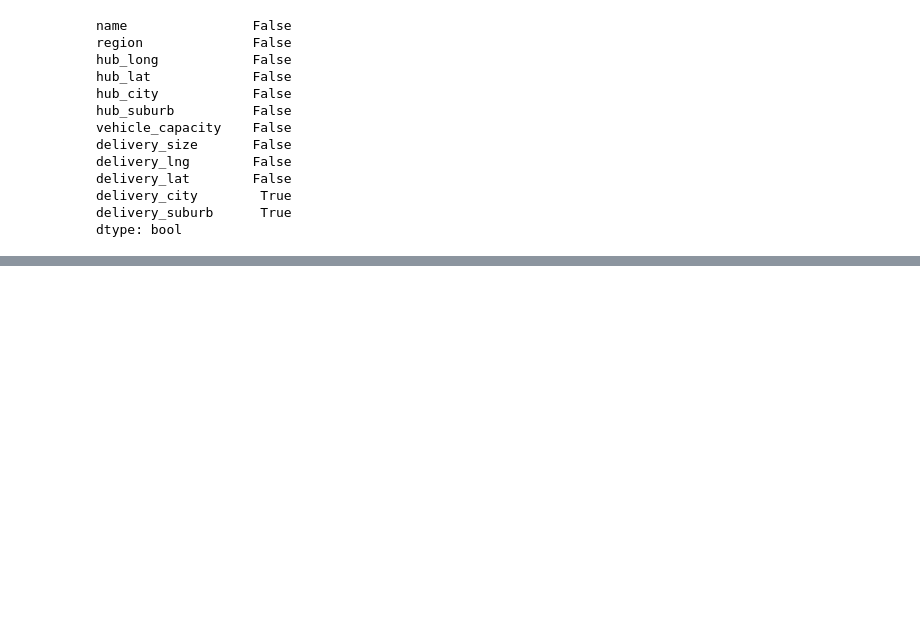
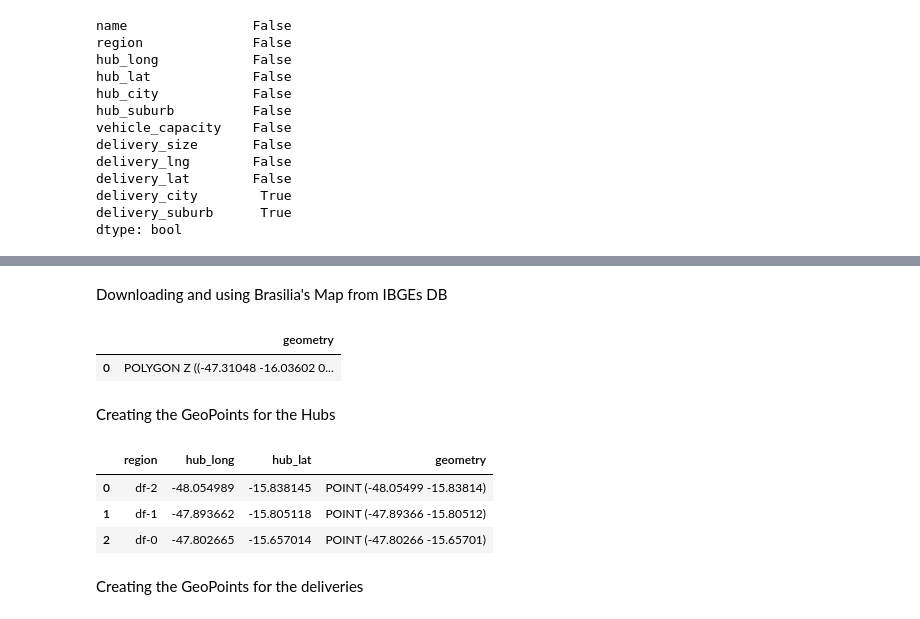
Before and after one commit to rodolphojung/Data-Science-and-Analytics, a Jupyter notebook: eda-of-logistics-data.ipynb, the cells around one changed output, grey strips where cells are left out. Cells and saved outputs as stored; diff of their text form; code cells hidden in the pictures; blank space fills up the shorter version.

```diff
--- a/eda-of-logistics-data.ipynb
+++ b/eda-of-logistics-data.ipynb
@@ -305,0 +395,2 @@ dtype: bool
+# %% [markdown]
+Downloading and using Brasilia's Map from IBGEs DB
@@ -305,0 +402,21 @@ dtype: bool
+# %%
+brmap = geopandas.read_file("distrito-federal.shp")
+#using .loc[[0]] makes sure we are using only the Distrito Federal map, as the second row is related to Goias
+brmap = brmap.loc[[0]]
+brmap.head()
+# %% [output]
+|  | geometry |
+| 0 | POLYGON Z ((-47.31048 -16.03602 0... |
+# %% [markdown]
+Creating the GeoPoints for the Hubs
+# %%
+hub_df = df[["region","hub_long","hub_lat"]].drop_duplicates().reset_index(drop = True)
+geo_hub_df = geopandas.GeoDataFrame(hub_df, geometry = geopandas.points_from_xy(hub_df["hub_long"], hub_df["hub_lat"]))
+geo_hub_df.head()
+# %% [output]
+|  | region | hub_long | hub_lat | geometry |
+| 0 | df-2 | -48.054989 | -15.838145 | POINT (-48.05499 -15.83814) |
+| 1 | df-1 | -47.893662 | -15.805118 | POINT (-47.89366 -15.80512) |
+| 2 | df-0 | -47.802665 | -15.657014 | POINT (-47.80266 -15.65701) |
+# %% [markdown]
+Creating the GeoPoints for the deliveries
```
Also changed, not shown: parts of 23 cells of this notebook.
